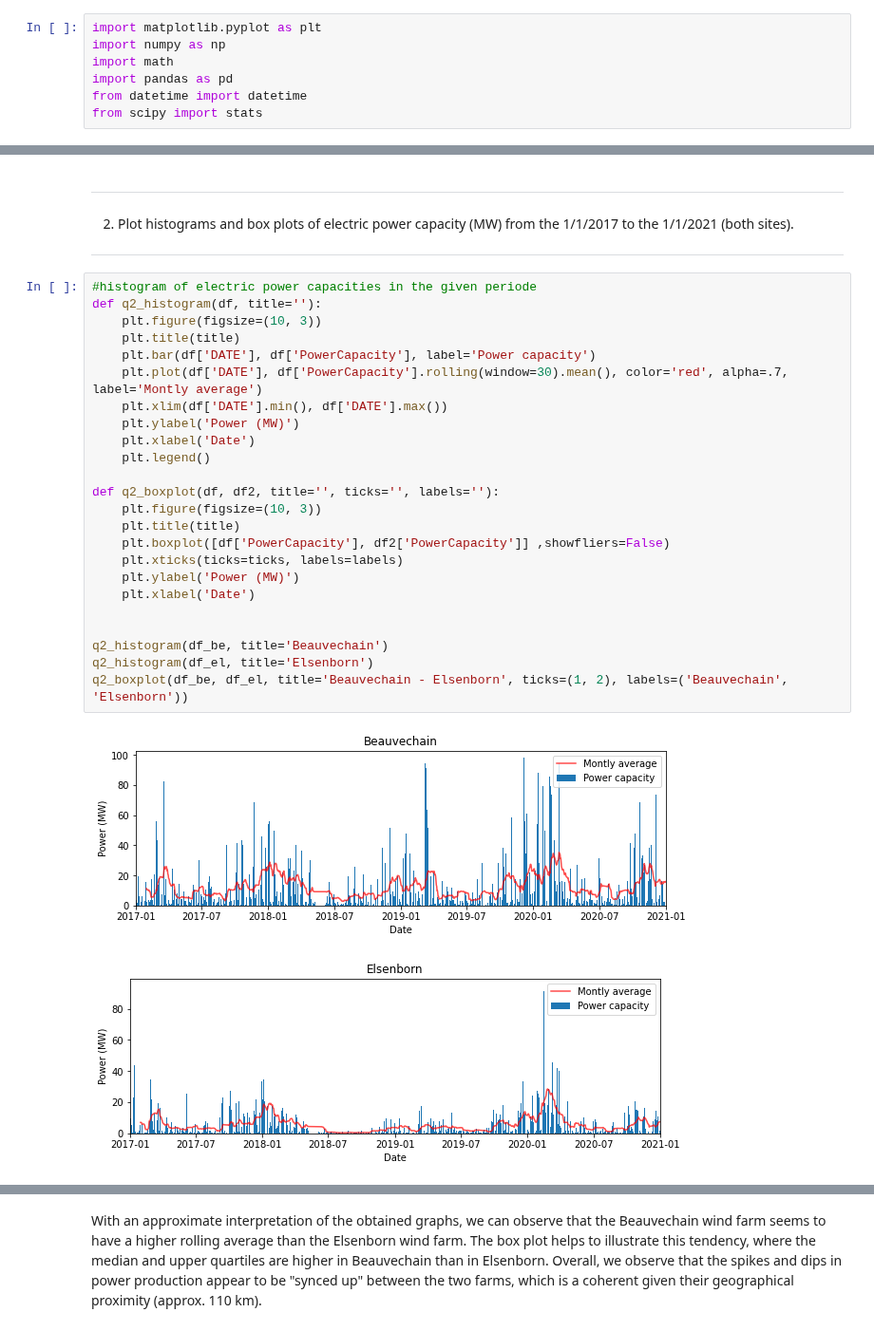
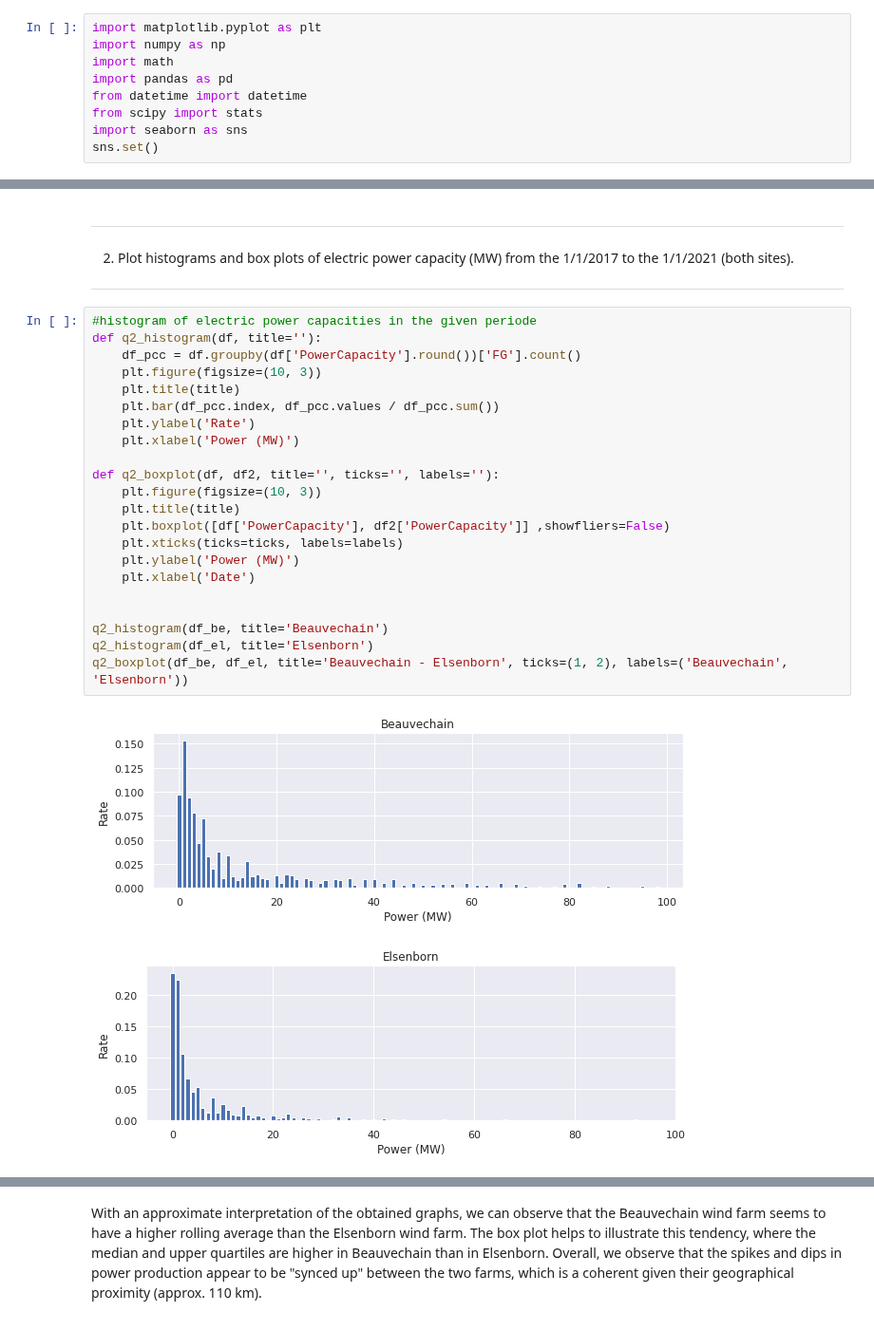
Before and after one commit to Emilevillette/LEPL1109-Hackatons, a Jupyter notebook: Hackaton 1/hack1_without_code.ipynb, the cells around one changed output, grey strips where cells are left out. Shown at 95% size. Saved outputs shown, nothing was run; the diff lists cells and outputs as text.

```diff
--- a/Hackaton 1/hack1_without_code.ipynb
+++ b/Hackaton 1/hack1_without_code.ipynb
@@ -59,6 +59,8 @@ import math
 import pandas as pd
 from datetime import datetime
 from scipy import stats
+import seaborn as sns
+sns.set()
 # %%
 def Pk(V):
     return 0.5 * 1.2 * (math.pi * (32 ** 2)) * ((V/3.6) ** 3) * 8
@@ -130,27 +132,25 @@ To obtain these results, we used the Pandas Python library to generate a datafra
 # %%
 #histogram of electric power capacities in the given periode
 def q2_histogram(df, title=''):
+    df_pcc = df.groupby(df['PowerCapacity'].round())['FG'].count()
     plt.figure(figsize=(10, 3))
     plt.title(title)
-    plt.bar(df['DATE'], df['PowerCapacity'], label='Power capacity')
-    plt.plot(df['DATE'], df['PowerCapacity'].rolling(window=30).mean(), color='red', alpha=.7, label='Montly average')
-    plt.xlim(df['DATE'].min(), df['DATE'].max())
-    plt.ylabel('Power (MW)')
-    plt.xlabel('Date')
-    plt.legend()
+    plt.bar(df_pcc.index, df_pcc.values / df_pcc.sum())
+    plt.ylabel('Rate')
+    plt.xlabel('Power (MW)')
 
 def q2_boxplot(df, df2, title='', ticks='', labels=''):
     plt.figure(figsize=(10, 3))
     plt.title(title)
     plt.boxplot([df['PowerCapacity'], df2['PowerCapacity']] ,showfliers=False)
     plt.xticks(ticks=ticks, labels=labels)
     plt.ylabel('Power (MW)')
     plt.xlabel('Date')
 
 
 q2_histogram(df_be, title='Beauvechain')
 q2_histogram(df_el, title='Elsenborn')
 q2_boxplot(df_be, df_el, title='Beauvechain - Elsenborn', ticks=(1, 2), labels=('Beauvechain', 'Elsenborn'))
 # %% [output]
-[figure, old version]
+[figure, new version]
-[figure, old version]
+[figure, new version]
```
Also changed, not shown: parts of 5 cells of this notebook.
